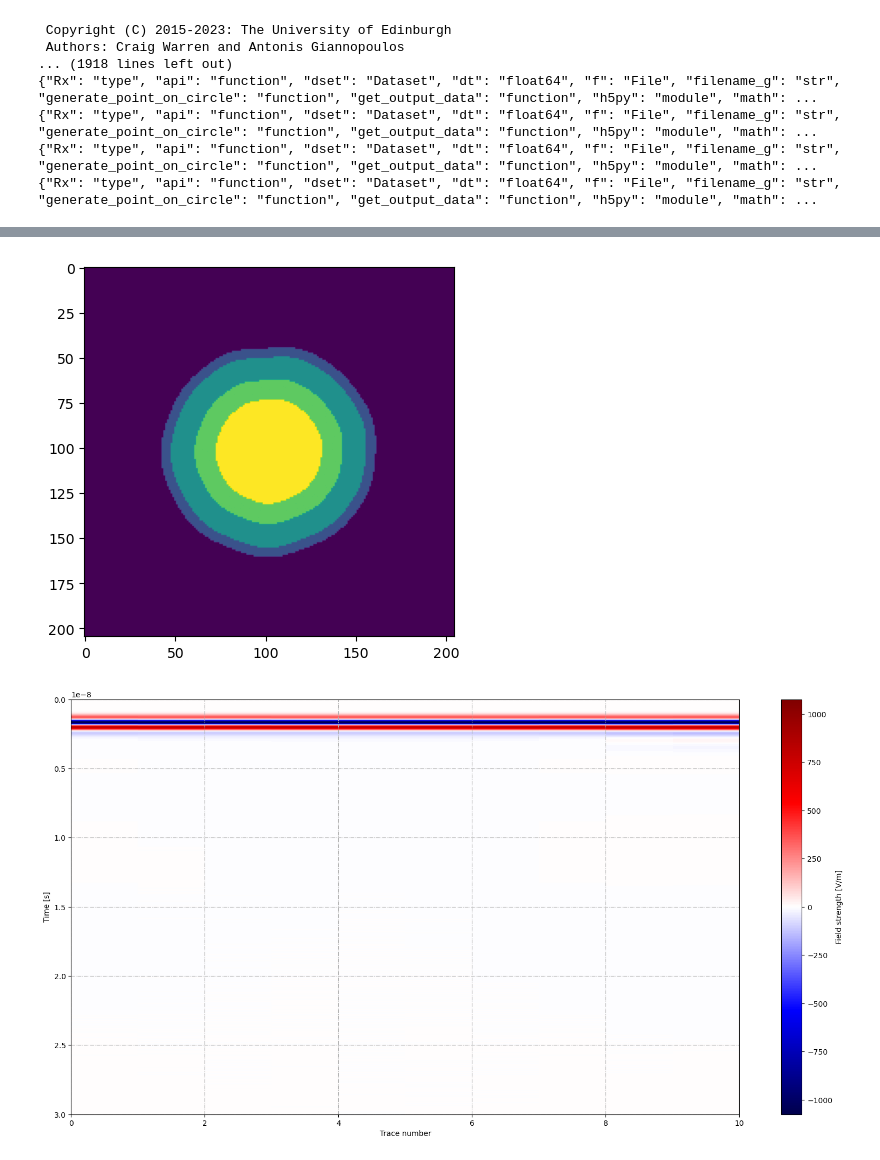
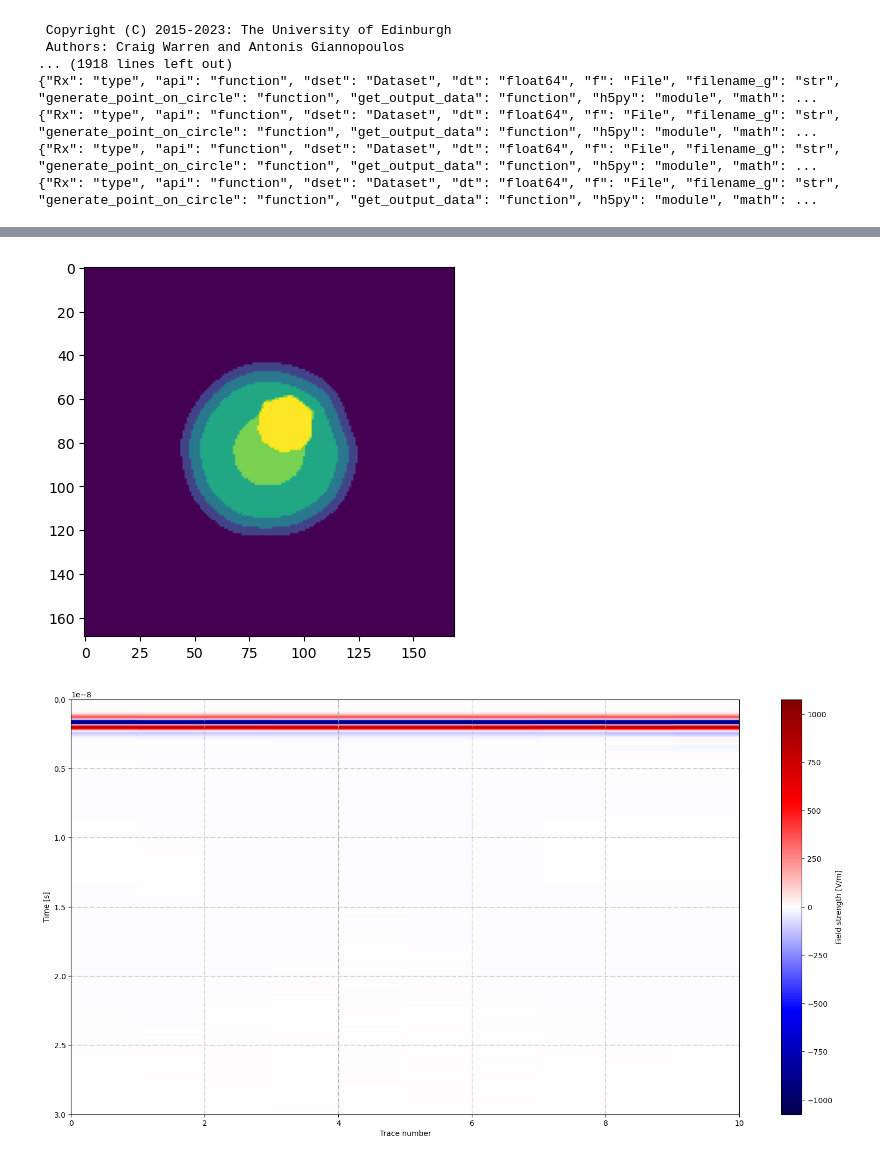
Before and after one commit to tinnguyen1372/FYP, a Jupyter notebook: Bscan_gen/WP20062023.ipynb, the cells around one changed output, grey strips where cells are left out. Saved outputs shown, nothing was run; the diff lists cells and outputs as text; code cells hidden in the pictures.

```diff
--- a/Bscan_gen/WP20062023.ipynb
+++ b/Bscan_gen/WP20062023.ipynb
@@ -142,18 +142,18 @@ plt = mpl_plot('imgrot_test_012.out', outputs, fft=True)
 # %%
 import h5py
 import numpy as np
 import matplotlib.pyplot as plt
 
-f = h5py.File('imgrot_test_healthy.h5', 'r')
+f = h5py.File('test_cavity.h5', 'r')
 dset = f['data']
 
 # Generate the image
 plt.imshow(dset, cmap='viridis')
 
 # Display the image
 plt.show()
 # %% [output]
-[figure, old version]
+[figure, new version]
 # %%
 %matplotlib inline
 from tools.plot_Ascan import mpl_plot
```
Also changed, not shown: parts of 1 cell of this notebook, 53 other files.
